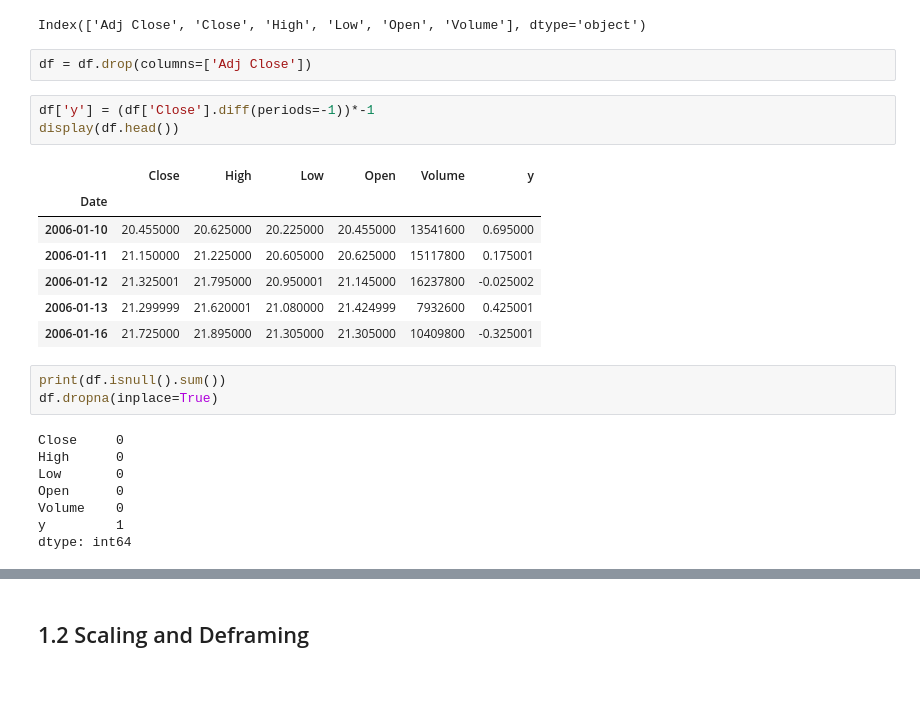
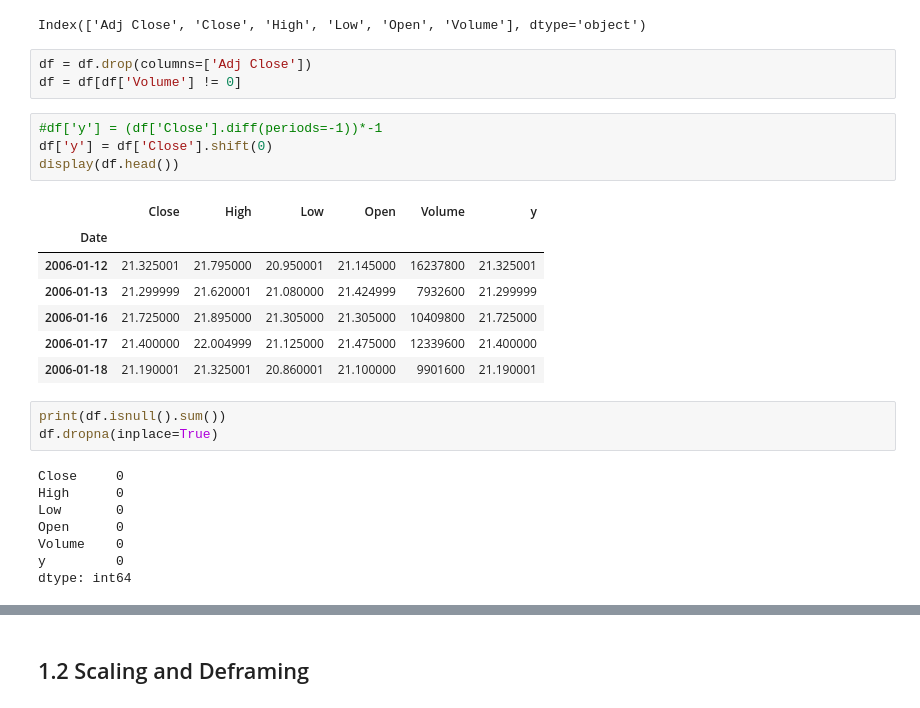
Before and after one commit to c-mmonteiro/t1-algo-feature, a Jupyter notebook: ConformalPrediction_LSTM.ipynb, the cells around one changed output, grey strips where cells are left out. Saved outputs shown, nothing was run; the diff lists cells and outputs as text.

```diff
--- a/ConformalPrediction_LSTM.ipynb
+++ b/ConformalPrediction_LSTM.ipynb
@@ -81,17 +81,19 @@ df.columns
 Index(['Adj Close', 'Close', 'High', 'Low', 'Open', 'Volume'], dtype='object')
 # %%
 df = df.drop(columns=['Adj Close'])
+df = df[df['Volume'] != 0]
 # %%
-df['y'] = (df['Close'].diff(periods=-1))*-1
+#df['y'] = (df['Close'].diff(periods=-1))*-1
+df['y'] = df['Close'].shift(0)
 display(df.head())
 # %% [output]
 |  | Close | High | Low | Open | Volume | y |
 | Date |  |  |  |  |  |  |
-| 2006-01-10 | 20.455000 | 20.625000 | 20.225000 | 20.455000 | 13541600 | 0.695000 |
-| 2006-01-11 | 21.150000 | 21.225000 | 20.605000 | 20.625000 | 15117800 | 0.175001 |
-| 2006-01-12 | 21.325001 | 21.795000 | 20.950001 | 21.145000 | 16237800 | -0.025002 |
-| 2006-01-13 | 21.299999 | 21.620001 | 21.080000 | 21.424999 | 7932600 | 0.425001 |
-| 2006-01-16 | 21.725000 | 21.895000 | 21.305000 | 21.305000 | 10409800 | -0.325001 |
+| 2006-01-12 | 21.325001 | 21.795000 | 20.950001 | 21.145000 | 16237800 | 21.325001 |
+| 2006-01-13 | 21.299999 | 21.620001 | 21.080000 | 21.424999 | 7932600 | 21.299999 |
+| 2006-01-16 | 21.725000 | 21.895000 | 21.305000 | 21.305000 | 10409800 | 21.725000 |
+| 2006-01-17 | 21.400000 | 22.004999 | 21.125000 | 21.475000 | 12339600 | 21.400000 |
+| 2006-01-18 | 21.190001 | 21.325001 | 20.860001 | 21.100000 | 9901600 | 21.190001 |
 # %%
 print(df.isnull().sum())
 df.dropna(inplace=True)
@@ -101,7 +103,7 @@ High      0
 Low       0
 Open      0
 Volume    0
-y         1
+y         0
 dtype: int64
 # %%
 plt.plot(df['y'])
```
Also changed, not shown: parts of 12 cells of this notebook.
